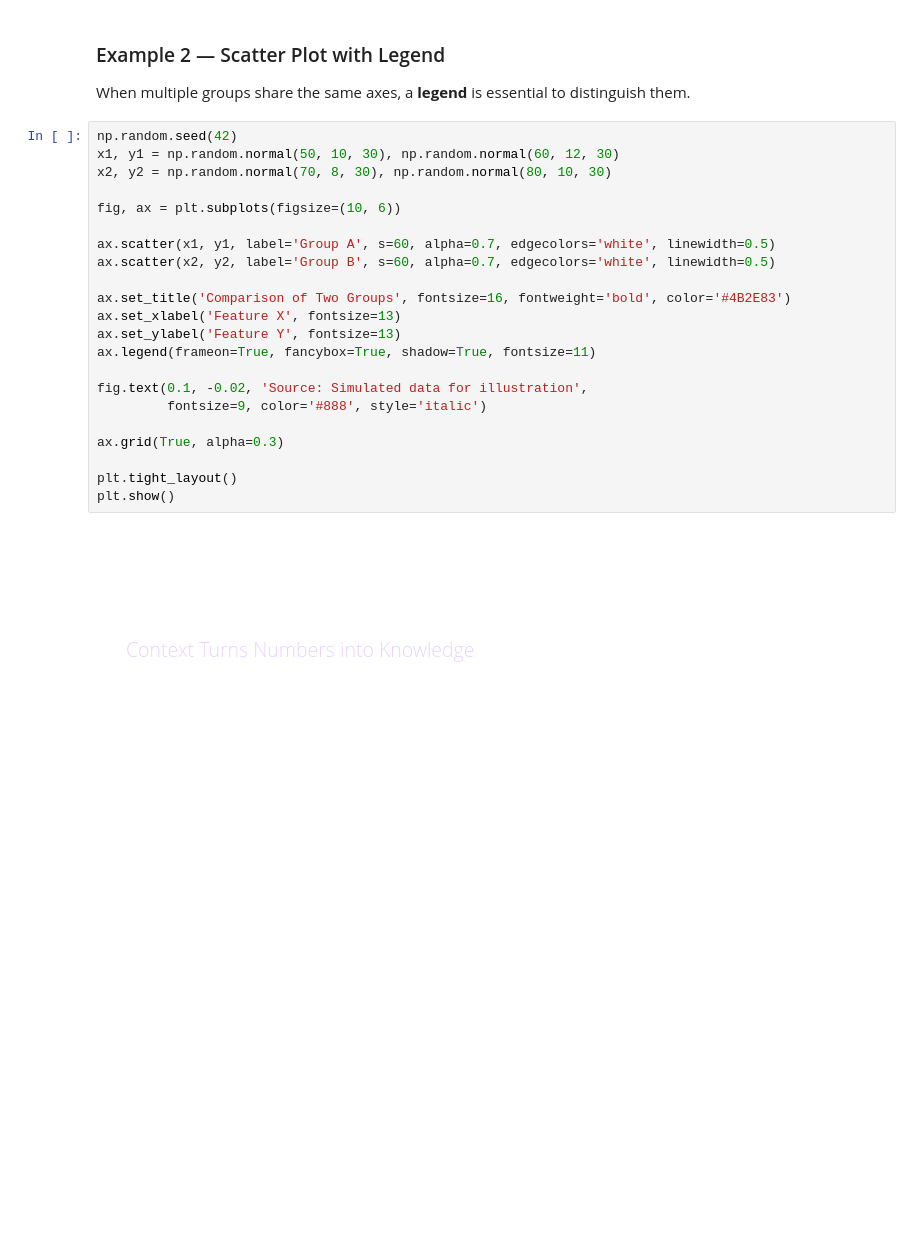
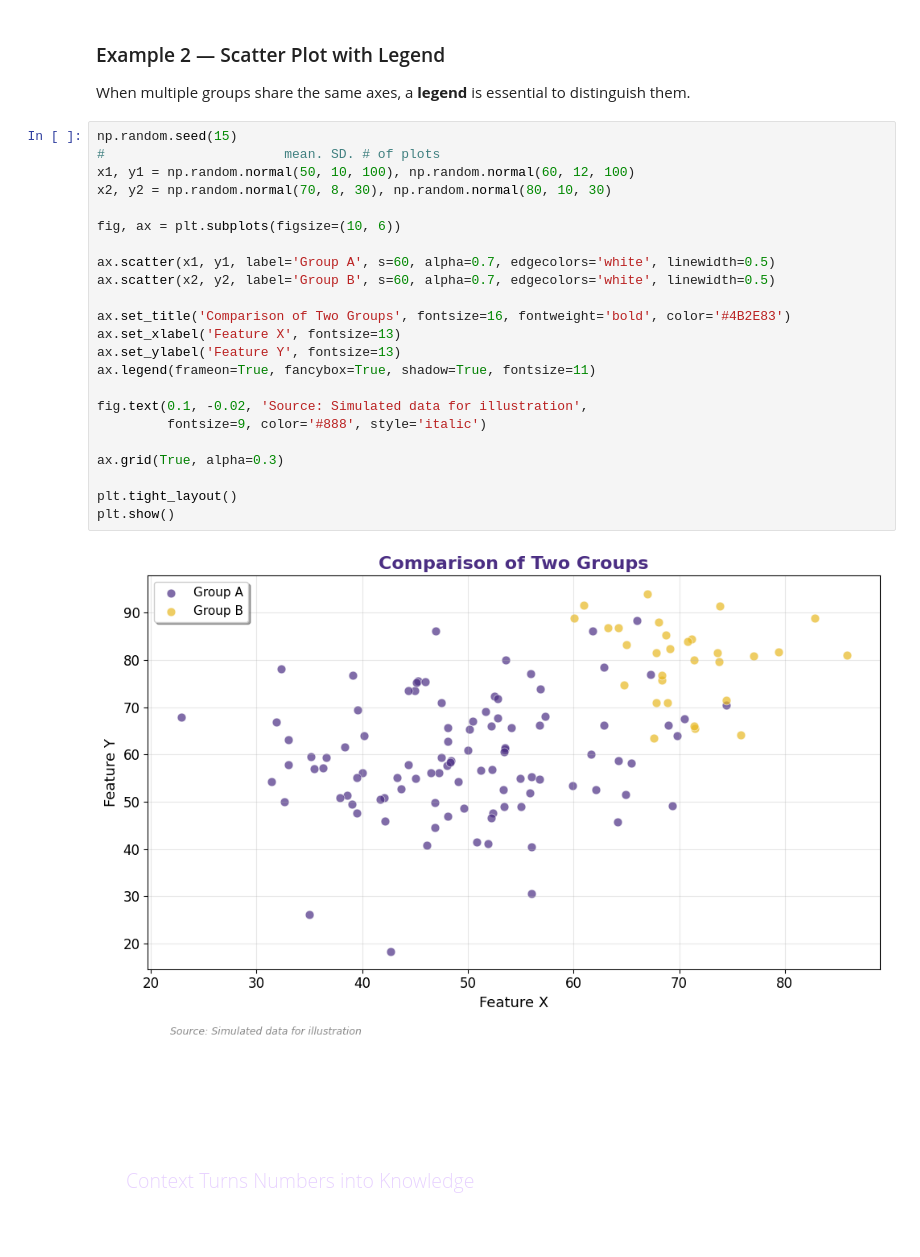
Before and after one commit to hinightt/BDATA200, a Jupyter notebook: W3D1_BDATA200.ipynb, the cells around one changed output. Cells and saved outputs as stored; diff of their text form; blank space fills up the shorter version.

```diff
--- a/W3D1_BDATA200.ipynb
+++ b/W3D1_BDATA200.ipynb
@@ -150,27 +154,30 @@ plt.show()
 
 When multiple groups share the same axes, a **legend** is essential to distinguish them.
 # %%
-np.random.seed(42)
-x1, y1 = np.random.normal(50, 10, 30), np.random.normal(60, 12, 30)
+np.random.seed(15)
+#                       mean. SD. # of plots
+x1, y1 = np.random.normal(50, 10, 100), np.random.normal(60, 12, 100)
 x2, y2 = np.random.normal(70, 8, 30), np.random.normal(80, 10, 30)
 
 fig, ax = plt.subplots(figsize=(10, 6))
 
 ax.scatter(x1, y1, label='Group A', s=60, alpha=0.7, edgecolors='white', linewidth=0.5)
 ax.scatter(x2, y2, label='Group B', s=60, alpha=0.7, edgecolors='white', linewidth=0.5)
 
 ax.set_title('Comparison of Two Groups', fontsize=16, fontweight='bold', color='#4B2E83')
 ax.set_xlabel('Feature X', fontsize=13)
 ax.set_ylabel('Feature Y', fontsize=13)
 ax.legend(frameon=True, fancybox=True, shadow=True, fontsize=11)
 
 fig.text(0.1, -0.02, 'Source: Simulated data for illustration',
          fontsize=9, color='#888', style='italic')
 
 ax.grid(True, alpha=0.3)
 
 plt.tight_layout()
 plt.show()
+# %% [output]
+[figure, added]
 # %% [markdown]
 <div style="background: linear-gradient(135deg, #4B2E83 0%, #32006E 100%); padding: 30px; border-radius: 10px; margin: 40px 0 30px 0; box-shadow: 0 5px 15px rgba(75,46,131,0.2);">
   <h1 style="color: #FFF; font-family: 'Encode Sans', 'Arial', sans-serif; font-weight: 700; margin: 0; text-shadow: 2px 2px 4px rgba(0,0,0,0.3);">Part 2: Data Dictionary &amp; Storytelling</h1>
```
Also changed, not shown: parts of 15 cells of this notebook.
